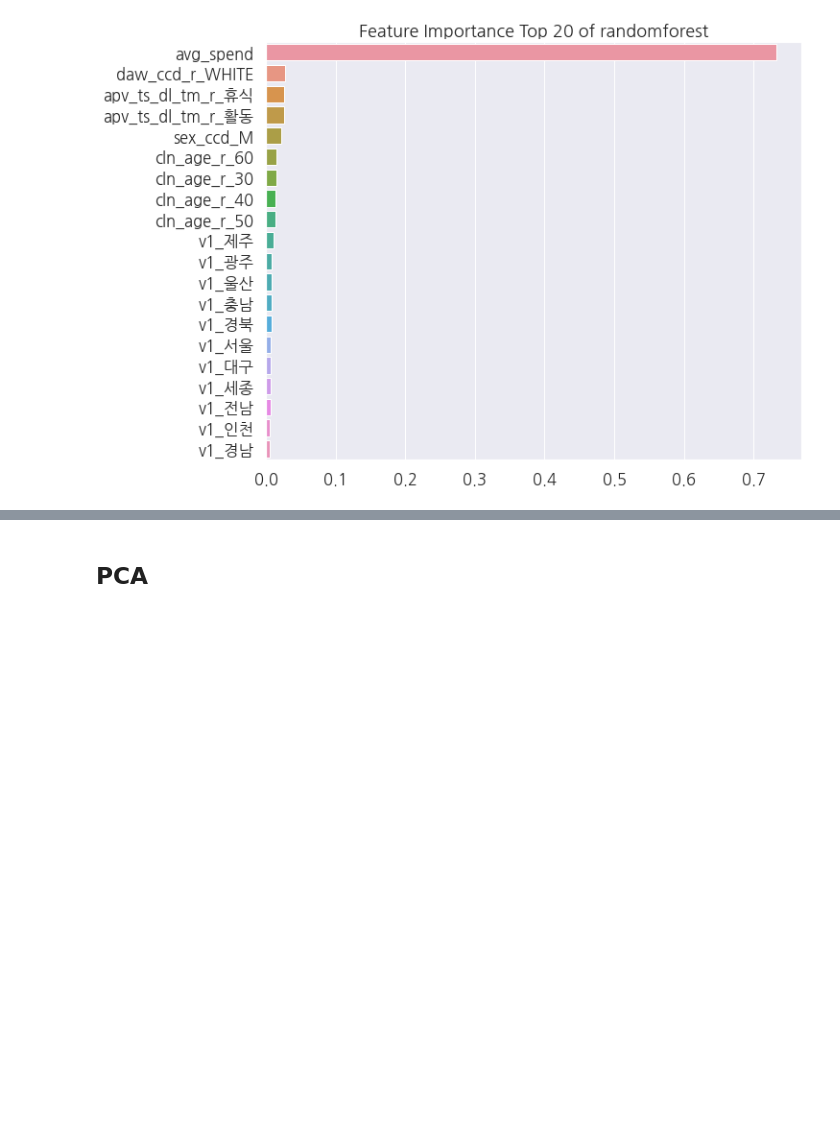
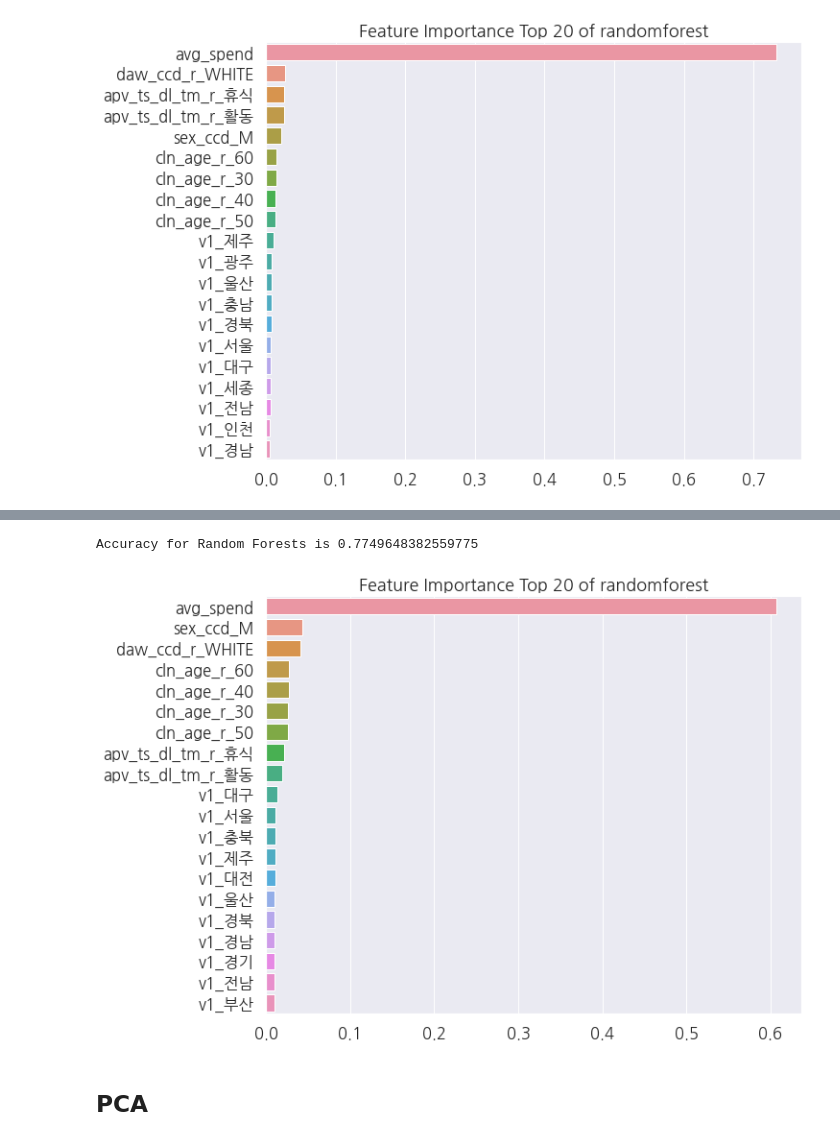
Before and after one commit to stat-thon/2022-project-sports-DATA-133, a Jupyter notebook: card_sports_eda.ipynb, the cells around one changed output, grey strips where cells are left out. Saved outputs shown, nothing was run; the diff lists cells and outputs as text; code cells hidden in the pictures; blank space fills up the shorter version.

```diff
--- a/card_sports_eda.ipynb
+++ b/card_sports_eda.ipynb
@@ -423,3 +386,45 @@ Notes:
+# %%
+from sklearn.linear_model import LogisticRegression
+from sklearn import svm
+from sklearn.ensemble import RandomForestClassifier, GradientBoostingClassifier, AdaBoostClassifier
+from sklearn.neighbors import KNeighborsClassifier
+from sklearn.naive_bayes import GaussianNB
+from sklearn.tree import DecisionTreeClassifier
+from sklearn.model_selection import train_test_split
+from sklearn import metrics
+from sklearn.metrics import confusion_matrix
+
+new_df2['target'] = 0
+new_df2.loc[new_df2['gb2'] == '자전거', 'target'] = 1
+train, test = train_test_split(new_df2, test_size = 0.3, random_state = 0, stratify = new_df2['target'])
+train_X = train.drop(['gb2', 'vlm', 'usec', 'target'], axis = 1)
+train_y = train['target']
+test_X = test.drop(['gb2', 'vlm', 'usec', 'target'], axis = 1)
+test_y = test['target']
+X = new_df2.drop(['gb2', 'vlm', 'usec', 'target'], axis = 1)
+y = new_df2['target']
+
+train_X_dummy = pd.get_dummies(train_X, drop_first = True)
+test_X_dummy = pd.get_dummies(test_X, drop_first = True)
+# %%
+# RandomForest의 Top 20 feature
+
+model = RandomForestClassifier()
+model.fit(train_X_dummy, train_y)
+prediction_rf = model.predict(test_X_dummy)
+print('Accuracy for Random Forests is', metrics.accuracy_score(prediction_rf, test_y))
+ft_importance_value = model.feature_importances_
+ft_series = pd.Series(ft_importance_value, index = train_X_dummy.columns)
+ft_top20 = ft_series.sort_values(ascending = False)[:20]
+#ft_top20.index = ['여성', '남성', '가구소득 3-400만원', '경기', '서울', '가구소득 4-500만원', '50대', '가구소득 2-300만원', '초졸 이하', '가구소득 600만원 이상', '70세 이상', '가구소득 5-600만원', '대졸 이상', '고졸', '40대', '주간 경제활동 O', '주간 경제활동 X', '동거가구원수 2인', '부산', '경남']
+
+plt.figure(figsize = (10, 8))
+plt.title('Feature Importance Top 20 of randomforest')
+sns.barplot(x = ft_top20, y = ft_top20.index)
+plt.show()
+# %% [output]
+Accuracy for Random Forests is 0.7749648382559775
+[figure, added]
 # %% [markdown]
 ## PCA
 # %%
```
Also changed, not shown: parts of 14 cells of this notebook, 1 other file.
